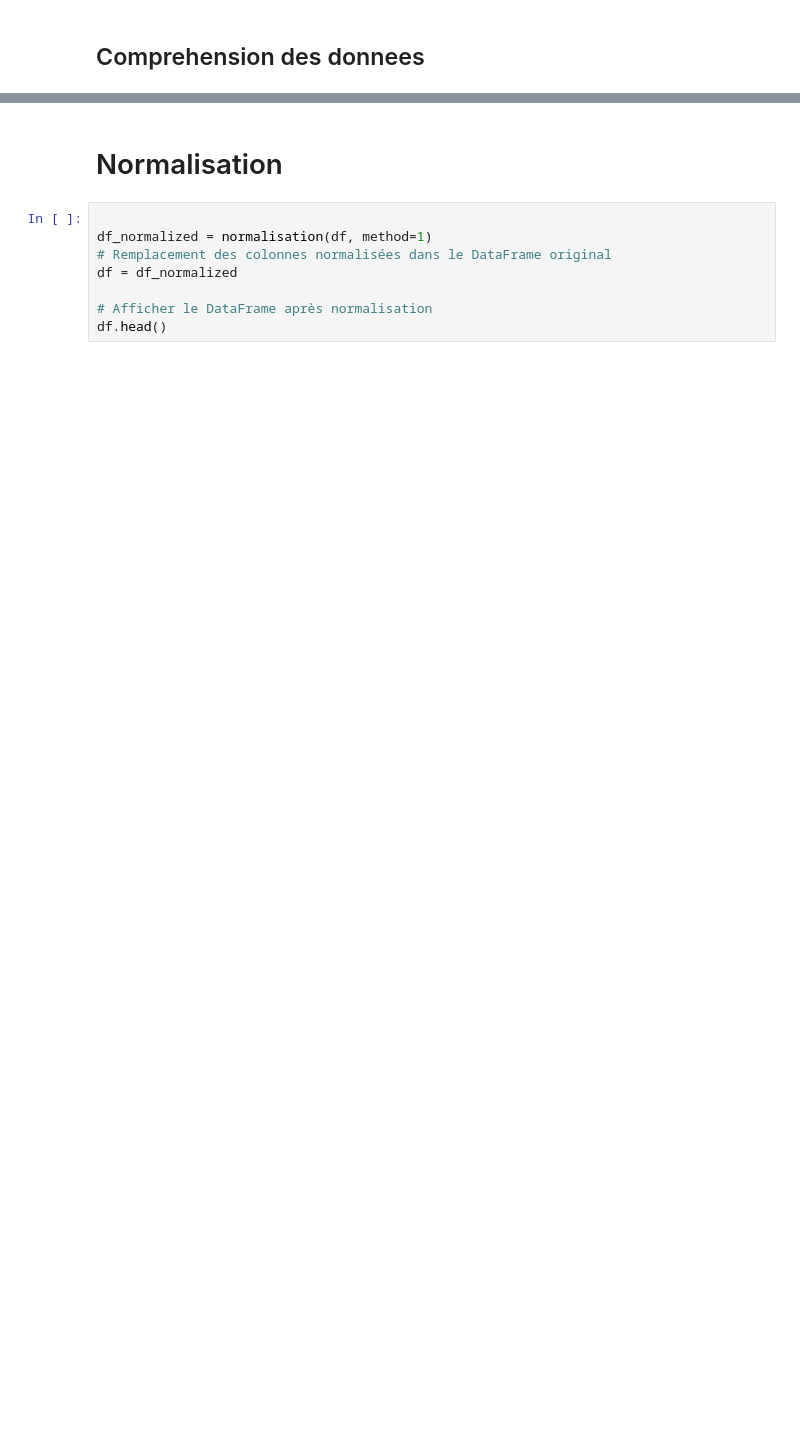
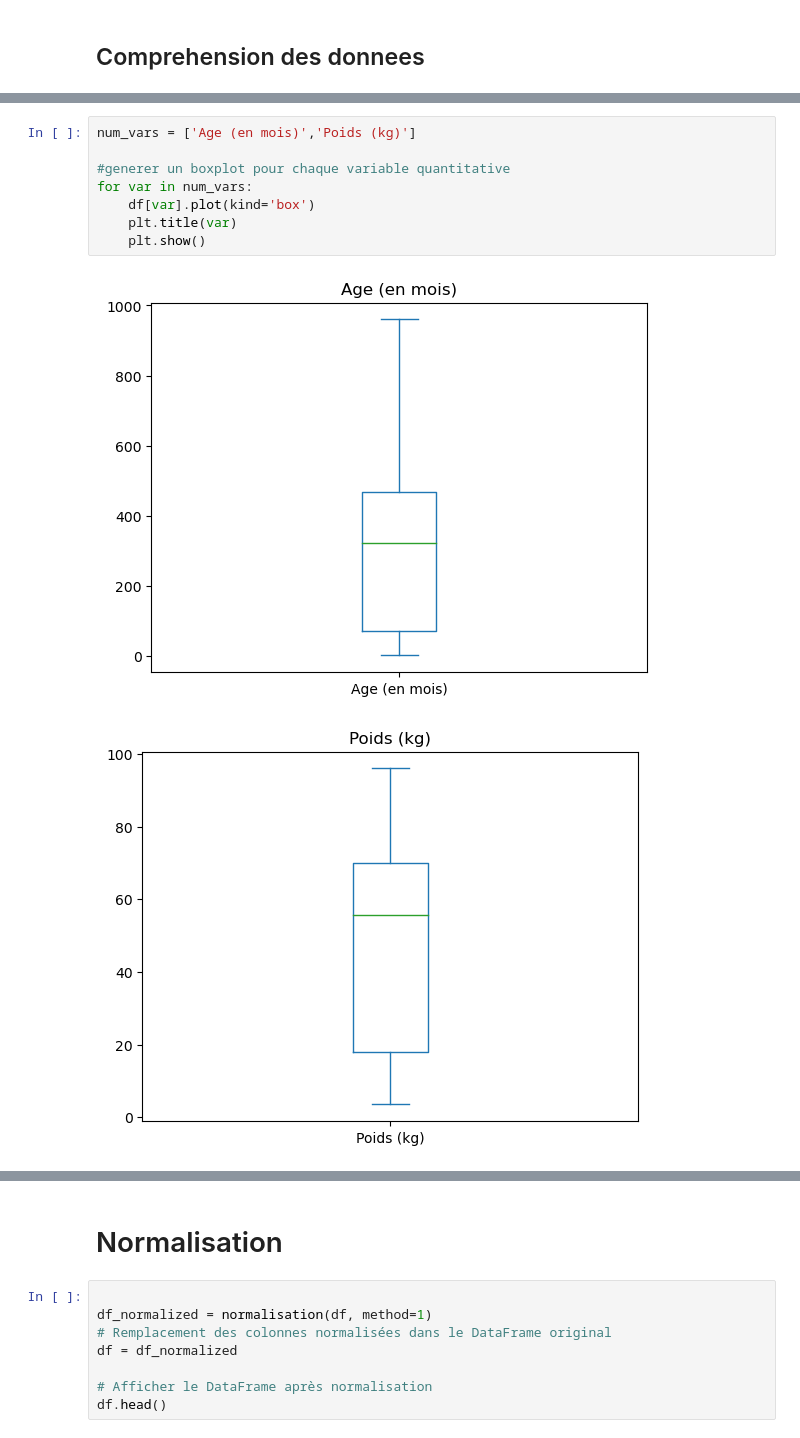
Before and after one commit to Pawindtaore/prediction_pathologie_ginfocloud, a Jupyter notebook: prediction_pathologie_pescriptions.ipynb, the cells around one changed output, grey strips where cells are left out. Drawn from its saved outputs; the diff is of its cells as text; blank space fills up the shorter version.

```diff
--- a/prediction_pathologie_pescriptions.ipynb
+++ b/prediction_pathologie_pescriptions.ipynb
@@ -168,0 +194,11 @@ for var in cols_:
+# %%
+num_vars = ['Age (en mois)','Poids (kg)']
+
+#generer un boxplot pour chaque variable quantitative
+for var in num_vars:
+    df[var].plot(kind='box')
+    plt.title(var)
+    plt.show()
+# %% [output]
+[figure, added]
+[figure, added]
```
Also changed, not shown: parts of 56 cells of this notebook, 13 other files.
